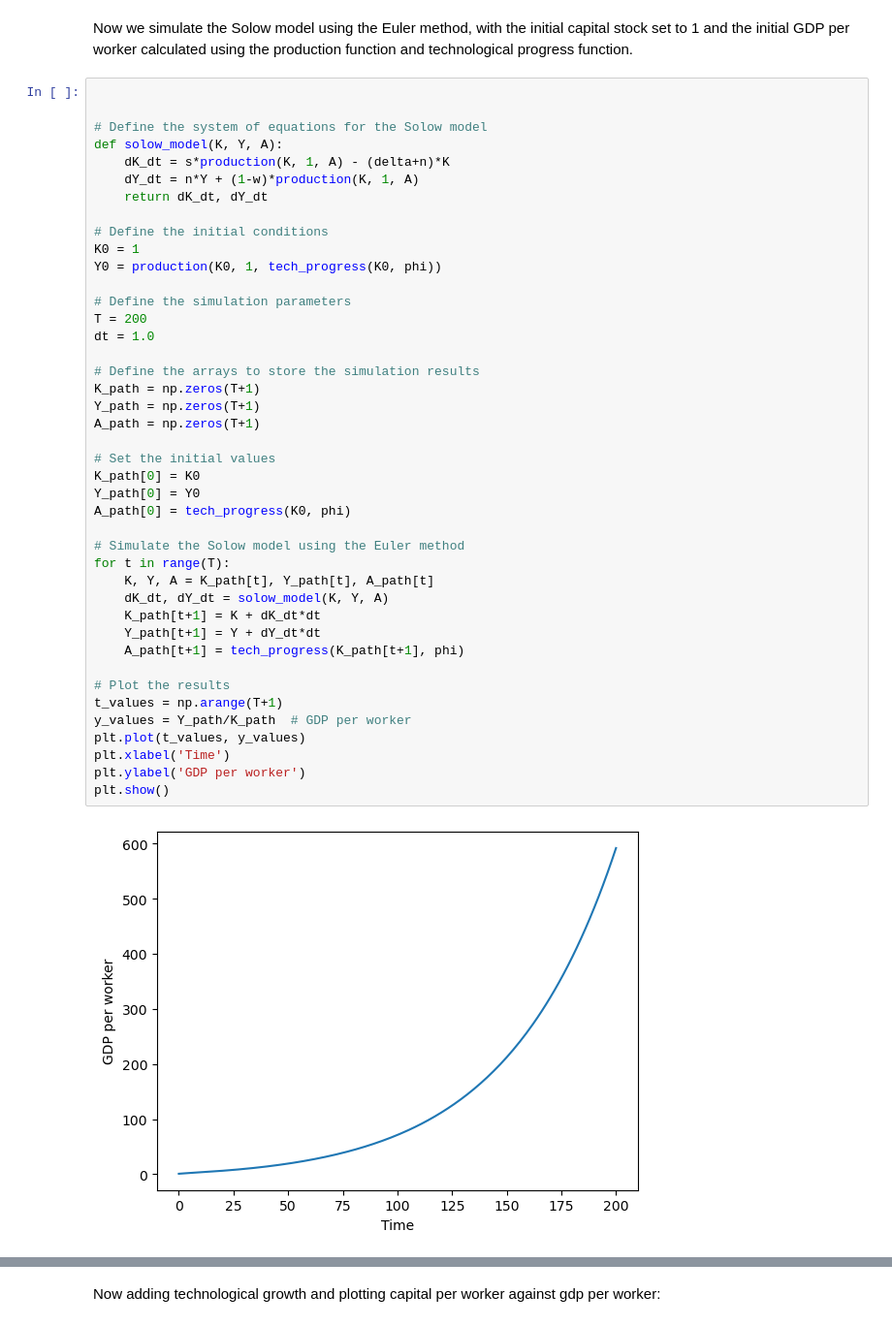
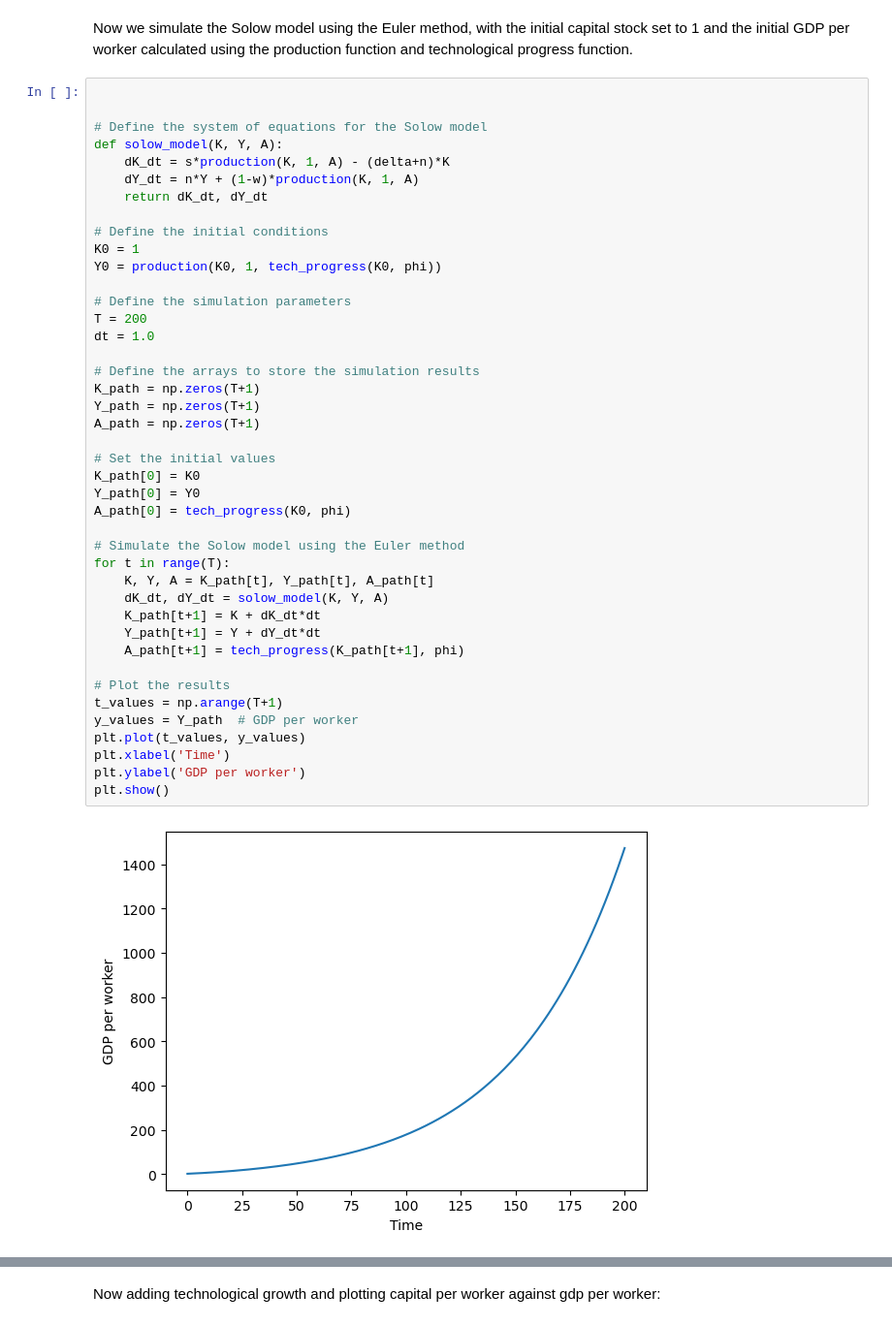
Before and after one commit to NumEconCopenhagen/projects-2023-rvcode, a Jupyter notebook: modelproject/modelproject.ipynb, the cells around one changed output, grey strips where cells are left out. Shown at 97% size. Cells and saved outputs as stored; diff of their text form.

```diff
--- a/modelproject/modelproject.ipynb
+++ b/modelproject/modelproject.ipynb
@@ -127,32 +142,32 @@ Y0 = production(K0, 1, tech_progress(K0, phi))
 
 # Define the simulation parameters
 T = 200
 dt = 1.0
 
 # Define the arrays to store the simulation results
 K_path = np.zeros(T+1)
 Y_path = np.zeros(T+1)
 A_path = np.zeros(T+1)
 
 # Set the initial values
 K_path[0] = K0
 Y_path[0] = Y0
 A_path[0] = tech_progress(K0, phi)
 
 # Simulate the Solow model using the Euler method
 for t in range(T):
     K, Y, A = K_path[t], Y_path[t], A_path[t]
     dK_dt, dY_dt = solow_model(K, Y, A)
     K_path[t+1] = K + dK_dt*dt
     Y_path[t+1] = Y + dY_dt*dt
     A_path[t+1] = tech_progress(K_path[t+1], phi)
 
 # Plot the results
 t_values = np.arange(T+1)
-y_values = Y_path/K_path  # GDP per worker
+y_values = Y_path  # GDP per worker
 plt.plot(t_values, y_values)
 plt.xlabel('Time')
 plt.ylabel('GDP per worker')
 plt.show()
 # %% [output]
-[figure, old version]
+[figure, new version]
```
Also changed, not shown: parts of 18 cells of this notebook.
